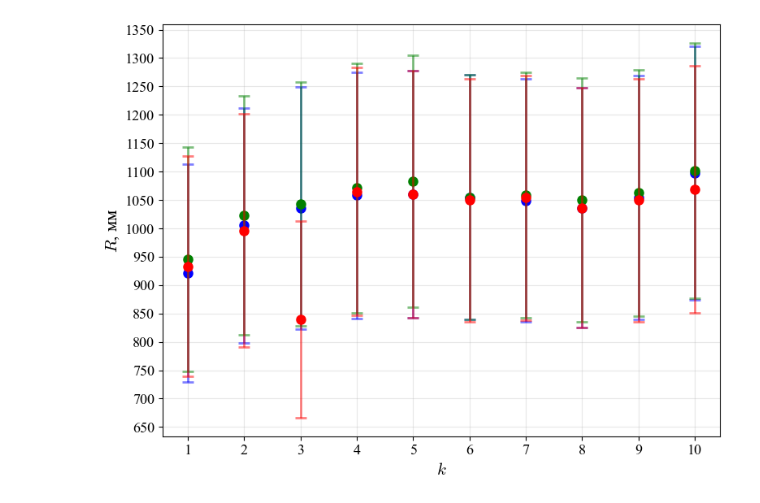
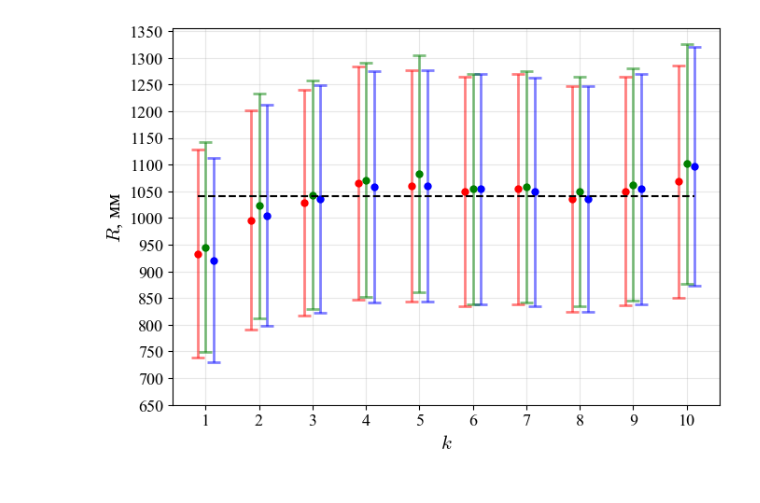
Before and after one commit to SerKin0/IBTC-physics-2k4s-latex-newton_ring, a Jupyter notebook: data/main.ipynb, the cells around one changed output. Cells and saved outputs as stored; diff of their text form; code cells hidden in the pictures.

```diff
--- a/data/main.ipynb
+++ b/data/main.ipynb
@@ -157,0 +305,10 @@ print(webcolors.__version__)
+# %%
+middle_square_diameters = []
+
+count_row = len(square_diameters_rings[0])
+count_col = len(square_diameters_rings)
+
+for index in range(count_row):
+    middle_square_diameters.append(sum([square_diameters_rings[i][index] for i in range(count_col)]) / count_col)
+
+middle_square_diameters
@@ -158,41 +383,47 @@ print(webcolors.__version__)
+# %%
+middle = 0
+count = 0
+
+for row in radius_lenses:
+    count += len(row)
+    middle += sum(row)
+
+middle_radius_lenses = middle / count
 # %%
-plt.rcParams['font.family'] = 'Times New Roman'
-plt.rcParams['mathtext.fontset'] = 'cm'
-plt.rcParams['font.size'] = 14
-plt.rcParams['axes.titlesize'] = 16
-plt.rcParams['axes.labelsize'] = 15
-plt.rcParams['xtick.labelsize'] = 13
-plt.rcParams['ytick.labelsize'] = 13
-plt.rcParams['legend.fontsize'] = 12
-plt.rcParams['text.usetex'] = False
+fig, ax = plt.subplots(figsize=(7, 5))
 
-fig, ax = plt.subplots(figsize=(8, 6))  # + явный размер
+step = 0.15
 
 y_points = [i for i in range(1, 11)]
 
 colors = [
     'blue',
     'green',
     'red',
 ]
 
-for index, (r, de_r, col) in enumerate(zip(r_list, delta_r_list, colors)):
-    ax.plot(y_points, r, 'o', markersize=8, color=col, label=f"Измерение {index+1}")
-    ax.errorbar(y_points, r,
+length = len(radius_lenses)
+for index, (r, de_r, col) in enumerate(zip(radius_lenses, error_radius_lenses, colors)):
+    window_y = [y - step * (index - length // 2) for y in y_points]
+    ax.plot(window_y, r, 'o', markersize=5, color=col, label=f"Измерение {index+1}")
+    ax.errorbar(window_y, r,
                 yerr=de_r,
                 fmt='none',
                 capsize=5,
                 capthick=2,
                 elinewidth=2,
                 ecolor=col,
                 alpha=0.5)
+
+plt.plot([1-step, 10+step], [middle_radius_lenses] * 2, '--', color='black')
+
 plt.xlabel("$k$")
 plt.ylabel("$R$, мм")
 plt.xticks(y_points)
 plt.yticks([i for i in range(650, 1400, 50)])
 ax.grid(True, alpha=0.3)
 plt.tight_layout()
-fig.savefig('graph1.pdf', bbox_inches='tight')
+fig.savefig('graph_2.pdf', bbox_inches='tight')
 plt.show()
 # %% [output]
-[figure, old version]
+[figure, new version]
```
Also changed, not shown: parts of 30 cells of this notebook, 11 other files.
